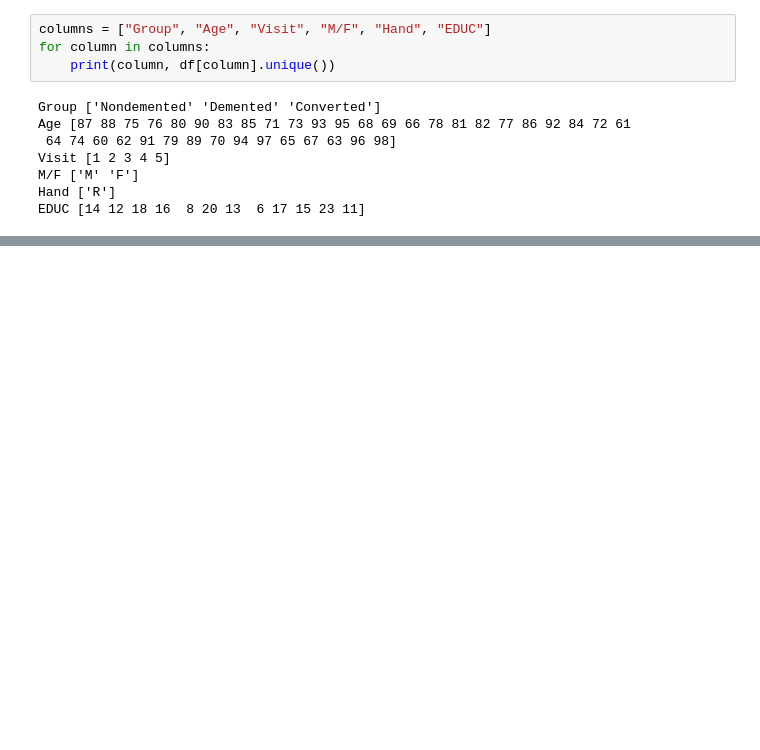
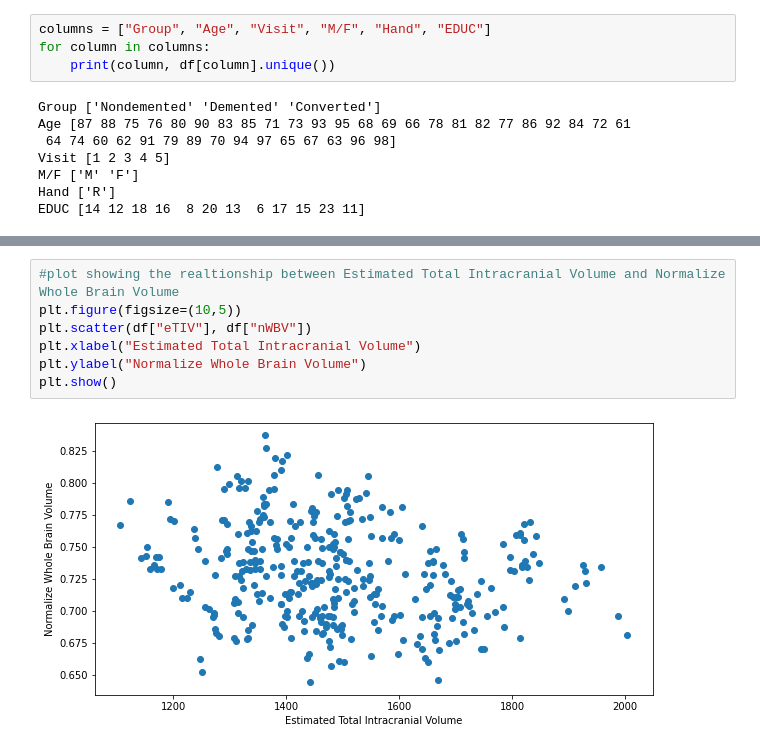
Before and after one commit to CS-School-Projects/ml-alzheirmer-prediction, a Jupyter notebook: alzhermer_notebook.ipynb, the cells around one changed output, grey strips where cells are left out. Saved outputs shown, nothing was run; the diff lists cells and outputs as text; blank space fills up the shorter version.

```diff
--- a/alzhermer_notebook.ipynb
+++ b/alzhermer_notebook.ipynb
@@ -94,0 +101,9 @@ df.head()
+# %%
+#plot showing the realtionship between Estimated Total Intracranial Volume and Normalize Whole Brain Volume
+plt.figure(figsize=(10,5))
+plt.scatter(df["eTIV"], df["nWBV"])
+plt.xlabel("Estimated Total Intracranial Volume")
+plt.ylabel("Normalize Whole Brain Volume")
+plt.show()
+# %% [output]
+[figure, added]
```
Also changed, not shown: parts of 18 cells of this notebook.
